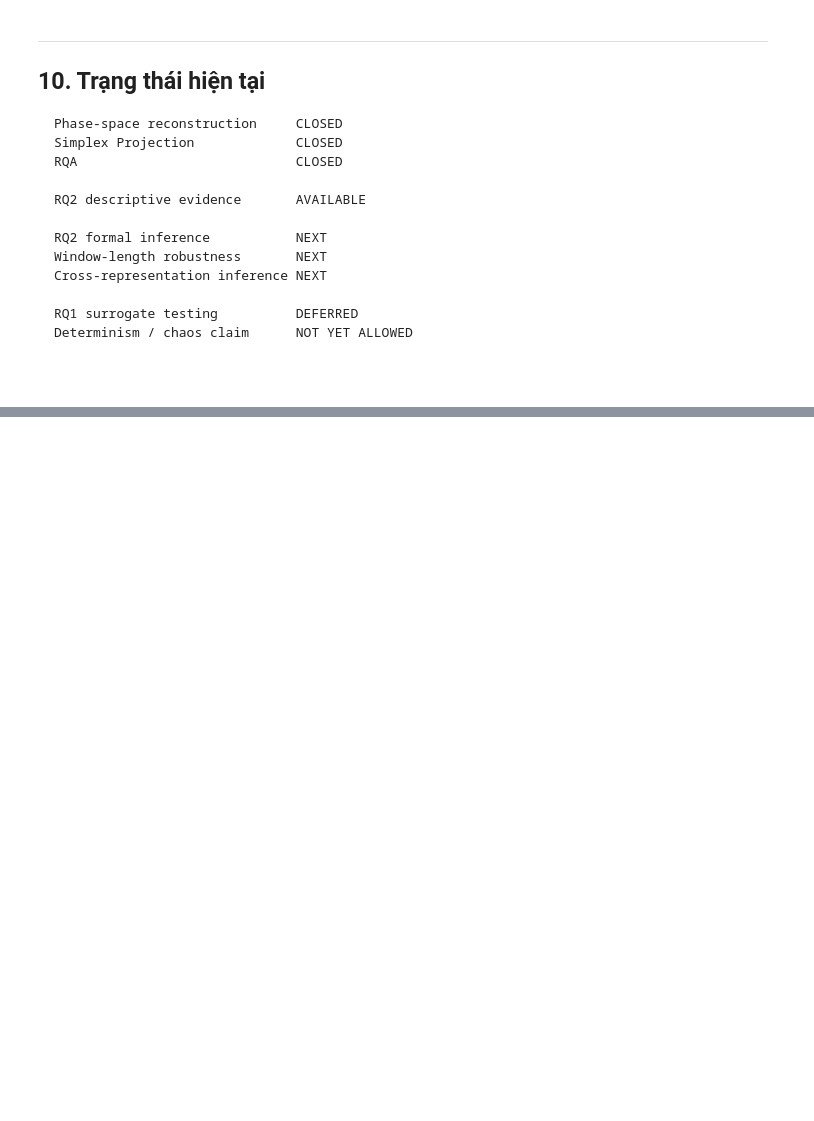
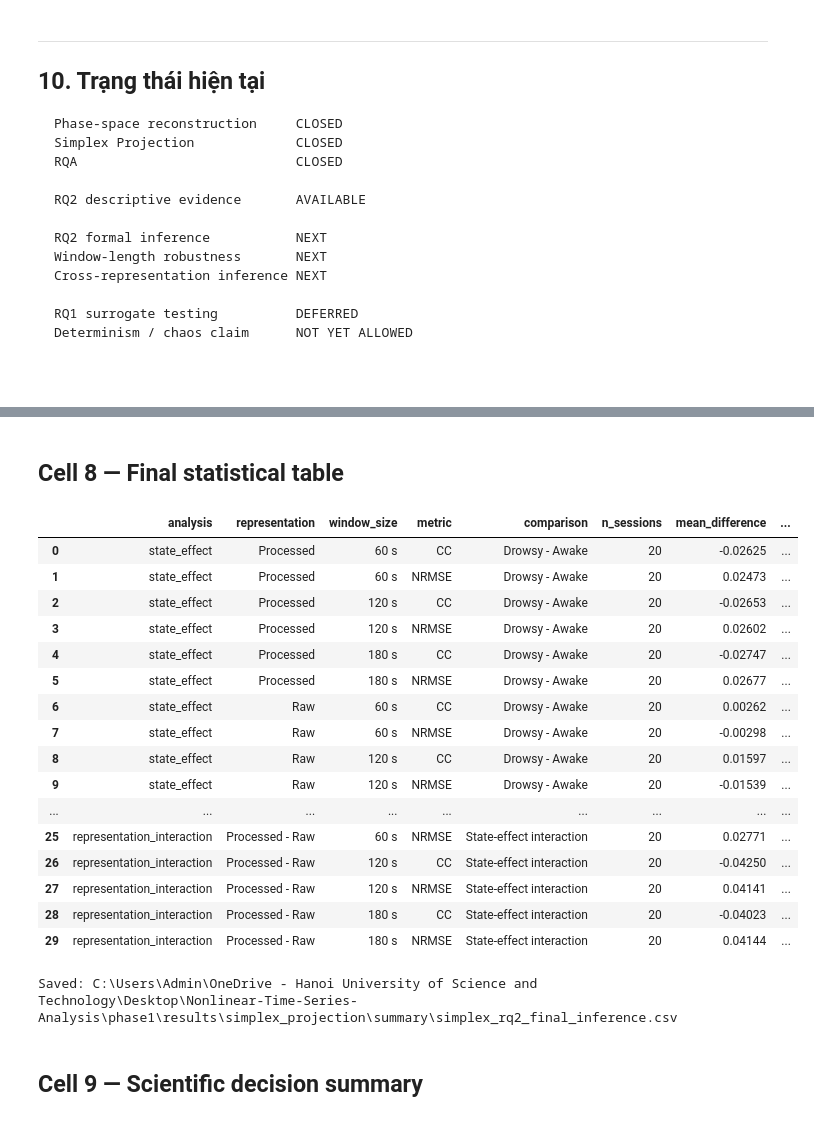
Before and after one commit to Vutu2003/Nonlinear-Time-Series-Analysis, a Jupyter notebook: phase1/notebook/simplex_projection.ipynb, the cells around one changed output, grey strips where cells are left out. Cells and saved outputs as stored; diff of their text form; code cells hidden in the pictures; blank space fills up the shorter version.

Commit message:
Conclusioin inferential Simplex Projection for RQ2

```diff
--- a/phase1/notebook/simplex_projection.ipynb
+++ b/phase1/notebook/simplex_projection.ipynb
@@ -2165,0 +2773,59 @@ Determinism / chaos claim      NOT YET ALLOWED
+# %% [markdown]
+## Cell 8 — Final statistical table
+# %%
+final_inference = pd.concat(
+    [state_inference, window_inference, interaction_inference],
+    ignore_index=True,
+)
+final_columns = [
+    "analysis",
+    "representation",
+    "window_size",
+    "metric",
+    "comparison",
+    "n_sessions",
+    "mean_difference",
+    "median_difference",
+    "ci95_lower",
+    "ci95_upper",
+    "effect_size_dz",
+    "sign_consistency",
+    "same_direction_fraction",
+    "p_raw",
+    "p_adjusted",
+    "fdr_significant",
+    "fdr_family",
+]
+final_inference = final_inference[final_columns]
+
+final_table_path = SUMMARY_DIR / "simplex_rq2_final_inference.csv"
+final_inference.to_csv(final_table_path, index=False)
+
+publication_rows = final_inference.loc[
+    final_inference["analysis"].isin(
+        ["state_effect", "representation_interaction"]
+    )
+]
+display(publication_rows.round(5))
+print(f"Saved: {final_table_path}")
+# %% [output]
+|  | analysis | representation | window_size | metric | comparison | n_sessions | mean_difference | ... |
+| 0 | state_effect | Processed | 60 s | CC | Drowsy - Awake | 20 | -0.02625 | ... |
+| 1 | state_effect | Processed | 60 s | NRMSE | Drowsy - Awake | 20 | 0.02473 | ... |
+| 2 | state_effect | Processed | 120 s | CC | Drowsy - Awake | 20 | -0.02653 | ... |
+| 3 | state_effect | Processed | 120 s | NRMSE | Drowsy - Awake | 20 | 0.02602 | ... |
+| 4 | state_effect | Processed | 180 s | CC | Drowsy - Awake | 20 | -0.02747 | ... |
+| 5 | state_effect | Processed | 180 s | NRMSE | Drowsy - Awake | 20 | 0.02677 | ... |
+| 6 | state_effect | Raw | 60 s | CC | Drowsy - Awake | 20 | 0.00262 | ... |
+| 7 | state_effect | Raw | 60 s | NRMSE | Drowsy - Awake | 20 | -0.00298 | ... |
+| 8 | state_effect | Raw | 120 s | CC | Drowsy - Awake | 20 | 0.01597 | ... |
+| 9 | state_effect | Raw | 120 s | NRMSE | Drowsy - Awake | 20 | -0.01539 | ... |
+| ... | ... | ... | ... | ... | ... | ... | ... | ... |
+| 25 | representation_interaction | Processed - Raw | 60 s | NRMSE | State-effect interaction | 20 | 0.02771 | ... |
+| 26 | representation_interaction | Processed - Raw | 120 s | CC | State-effect interaction | 20 | -0.04250 | ... |
+| 27 | representation_interaction | Processed - Raw | 120 s | NRMSE | State-effect interaction | 20 | 0.04141 | ... |
+| 28 | representation_interaction | Processed - Raw | 180 s | CC | State-effect interaction | 20 | -0.04023 | ... |
+| 29 | representation_interaction | Processed - Raw | 180 s | NRMSE | State-effect interaction | 20 | 0.04144 | ... |
+Saved: C:\Users\Admin\OneDrive - Hanoi University of Science and Technology\Desktop\Nonlinear-Time-Series-Analysis\phase1\results\simplex_projection\summary\simplex_rq2_final_inference.csv
+# %% [markdown]
+## Cell 9 — Scientific decision summary
```
Also changed, not shown: parts of 17 cells of this notebook, 2 other files.
